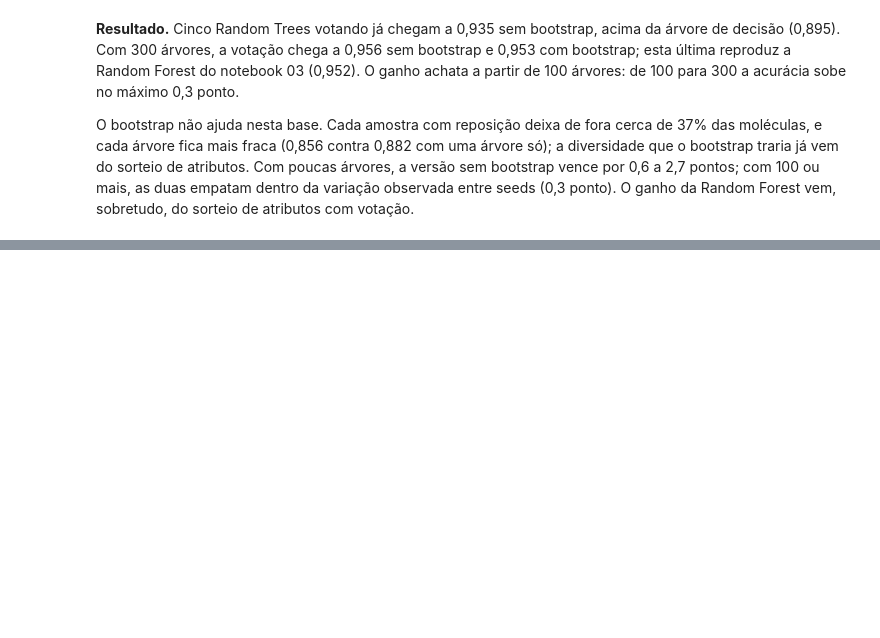
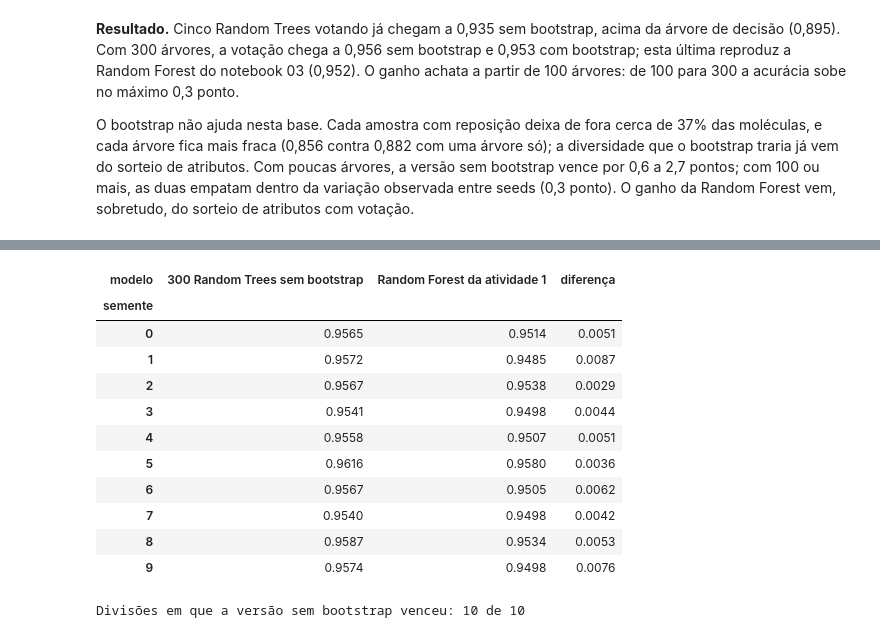
Before and after one commit to pumba-dev/machine-learning-practice, a Jupyter notebook: notebooks/04_random_tree.ipynb, the cells around one changed output, grey strips where cells are left out. Drawn from its saved outputs; the diff is of its cells as text; code cells hidden in the pictures; blank space fills up the shorter version.

```diff
--- a/notebooks/04_random_tree.ipynb
+++ b/notebooks/04_random_tree.ipynb
@@ -294,0 +345,20 @@ O bootstrap não ajuda nesta base. Cada amostra com reposição deixa de fora ce
+# %%
+pares = comparacao_final.pivot(index="semente", columns="modelo", values="acurácia")
+pares["diferença"] = pares["300 Random Trees sem bootstrap"] - pares["Random Forest da atividade 1"]
+
+display(pares[["300 Random Trees sem bootstrap", "Random Forest da atividade 1", "diferença"]].round(4))
+print("Divisões em que a versão sem bootstrap venceu:", (pares["diferença"] > 0).sum(), "de 10")
+# %% [output]
+| modelo | 300 Random Trees sem bootstrap | Random Forest da atividade 1 | diferença |
+| semente |  |  |  |
+| 0 | 0.9565 | 0.9514 | 0.0051 |
+| 1 | 0.9572 | 0.9485 | 0.0087 |
+| 2 | 0.9567 | 0.9538 | 0.0029 |
+| 3 | 0.9541 | 0.9498 | 0.0044 |
+| 4 | 0.9558 | 0.9507 | 0.0051 |
+| 5 | 0.9616 | 0.9580 | 0.0036 |
+| 6 | 0.9567 | 0.9505 | 0.0062 |
+| 7 | 0.9540 | 0.9498 | 0.0042 |
+| 8 | 0.9587 | 0.9534 | 0.0053 |
+| 9 | 0.9574 | 0.9498 | 0.0076 |
+Divisões em que a versão sem bootstrap venceu: 10 de 10
```
Also changed, not shown: parts of 4 cells of this notebook.
